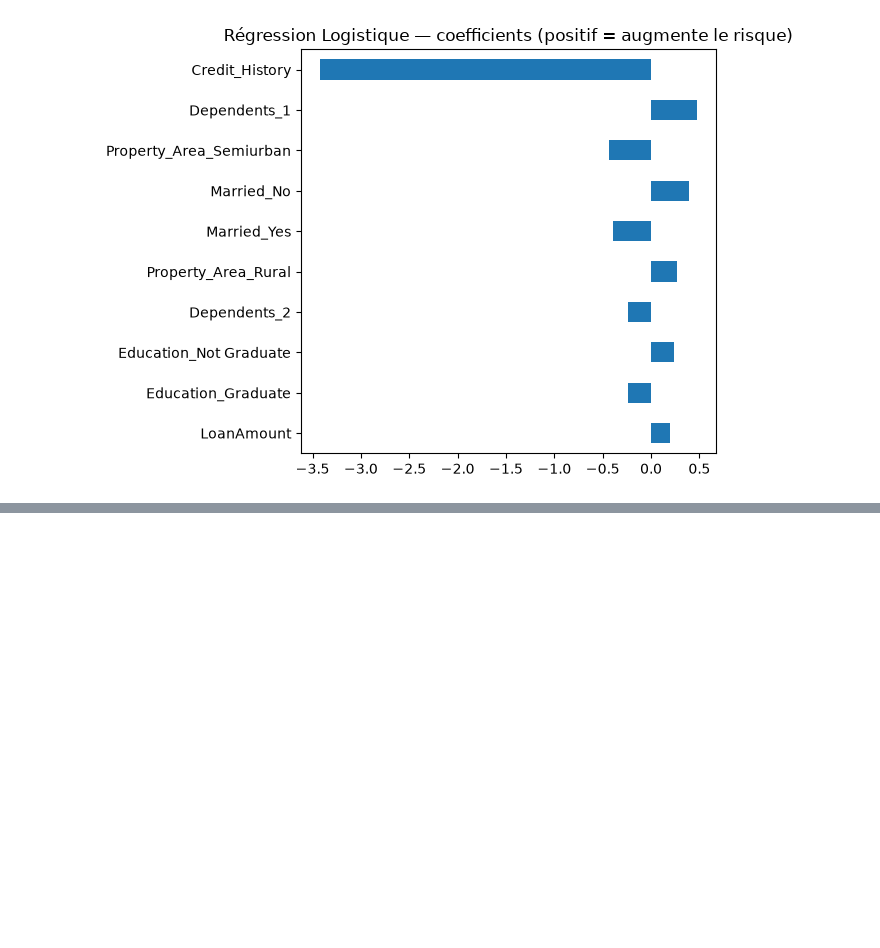
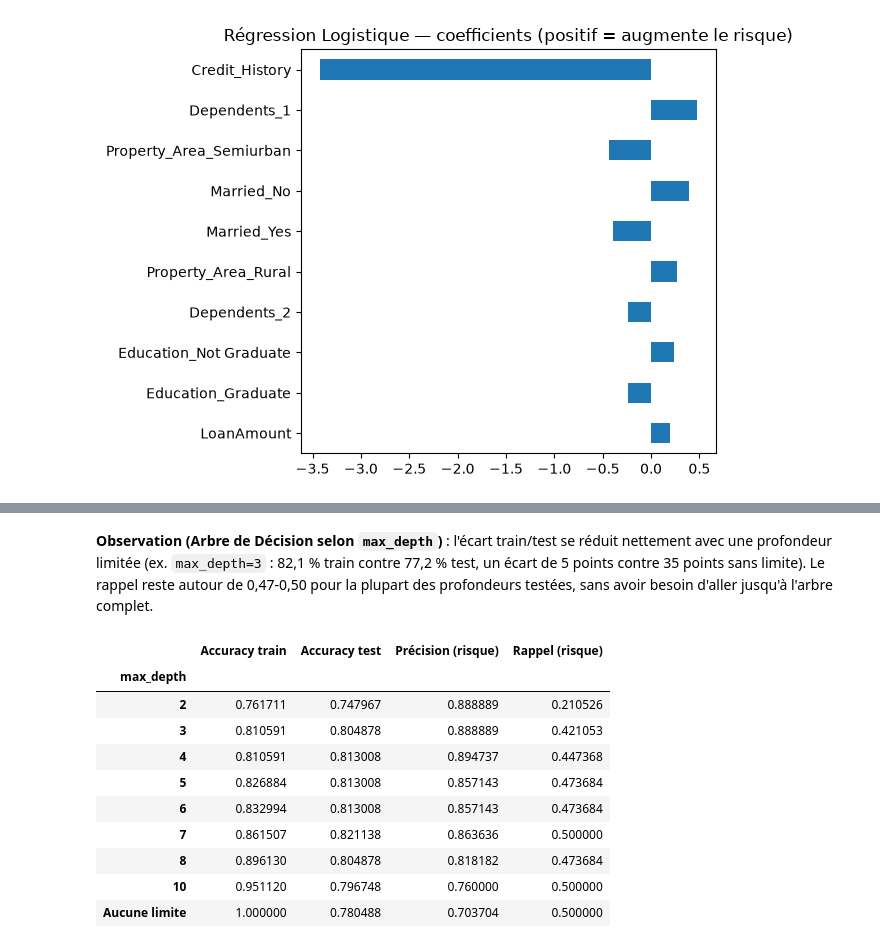
Before and after one commit to loicbonicontact-gif/Machine-Learning-Mise-en-pratique, a Jupyter notebook: notebooks/nb_03_Modélisation_CrediTrust_Scoring.ipynb, the cells around one changed output, grey strips where cells are left out. Cells and saved outputs as stored; diff of their text form; code cells hidden in the pictures; blank space fills up the shorter version.

```diff
--- a/notebooks/nb_03_Modélisation_CrediTrust_Scoring.ipynb
+++ b/notebooks/nb_03_Modélisation_CrediTrust_Scoring.ipynb
@@ -681,0 +670,17 @@ for name in top3_names:
+# %%
+# Arbre de Décision : effet de max_depth sur le sur-apprentissage et les métriques test
+tree_depth_rows = []
+for depth in [2, 3, 4, 5, 7, 10, None]:
+    tree_d = DecisionTreeClassifier(max_depth=depth, random_state=42)
+    tree_d.fit(X_train_scaled, y_train)
+    y_pred_d = tree_d.predict(X_test_scaled)
+    tree_depth_rows.append({
+        "max_depth": depth if depth is not None else "Aucune limite",
+        "Accuracy train": tree_d.score(X_train_scaled, y_train),
+        "Accuracy test": accuracy_score(y_test, y_pred_d),
+        "Précision (risque)": precision_score(y_test, y_pred_d, pos_label=1),
+        "Rappel (risque)": recall_score(y_test, y_pred_d, pos_label=1),
+    })
+
+tree_depth_df = pd.DataFrame(tree_depth_rows).set_index("max_depth")
+tree_depth_df
@@ -681,0 +697,34 @@ for name in top3_names:
+# %% [markdown]
+**Observation (Arbre de Décision selon `max_depth`)** : l'écart train/test se réduit nettement
+avec une profondeur limitée (ex. `max_depth=3` : 82,1 % train contre 77,2 % test, un écart de 5
+points contre 35 points sans limite). Le rappel reste autour de 0,47-0,50 pour la plupart des
+profondeurs testées, sans avoir besoin d'aller jusqu'à l'arbre complet.
+# %%
+# Random Forest : effet de max_depth sur le sur-apprentissage et les métriques test
+rf_depth_rows = []
+for depth in [2, 3, 4, 5, 6, 7, 8, 10, None]:
+    rf_d = RandomForestClassifier(max_depth=depth, random_state=42)
+    rf_d.fit(X_train_scaled, y_train)
+    y_pred_d = rf_d.predict(X_test_scaled)
+    rf_depth_rows.append({
+        "max_depth": depth if depth is not None else "Aucune limite",
+        "Accuracy train": rf_d.score(X_train_scaled, y_train),
+        "Accuracy test": accuracy_score(y_test, y_pred_d),
+        "Précision (risque)": precision_score(y_test, y_pred_d, pos_label=1),
+        "Rappel (risque)": recall_score(y_test, y_pred_d, pos_label=1),
+    })
+
+rf_depth_df = pd.DataFrame(rf_depth_rows).set_index("max_depth")
+rf_depth_df
+# %% [output]
+|  | Accuracy train | Accuracy test | Précision (risque) | Rappel (risque) |
+| max_depth |  |  |  |  |
+| 2 | 0.761711 | 0.747967 | 0.888889 | 0.210526 |
+| 3 | 0.810591 | 0.804878 | 0.888889 | 0.421053 |
+| 4 | 0.810591 | 0.813008 | 0.894737 | 0.447368 |
+| 5 | 0.826884 | 0.813008 | 0.857143 | 0.473684 |
+| 6 | 0.832994 | 0.813008 | 0.857143 | 0.473684 |
+| 7 | 0.861507 | 0.821138 | 0.863636 | 0.500000 |
+| 8 | 0.896130 | 0.804878 | 0.818182 | 0.473684 |
+| 10 | 0.951120 | 0.796748 | 0.760000 | 0.500000 |
+| Aucune limite | 1.000000 | 0.780488 | 0.703704 | 0.500000 |
```
Also changed, not shown: parts of 10 cells of this notebook, 6 other files.
